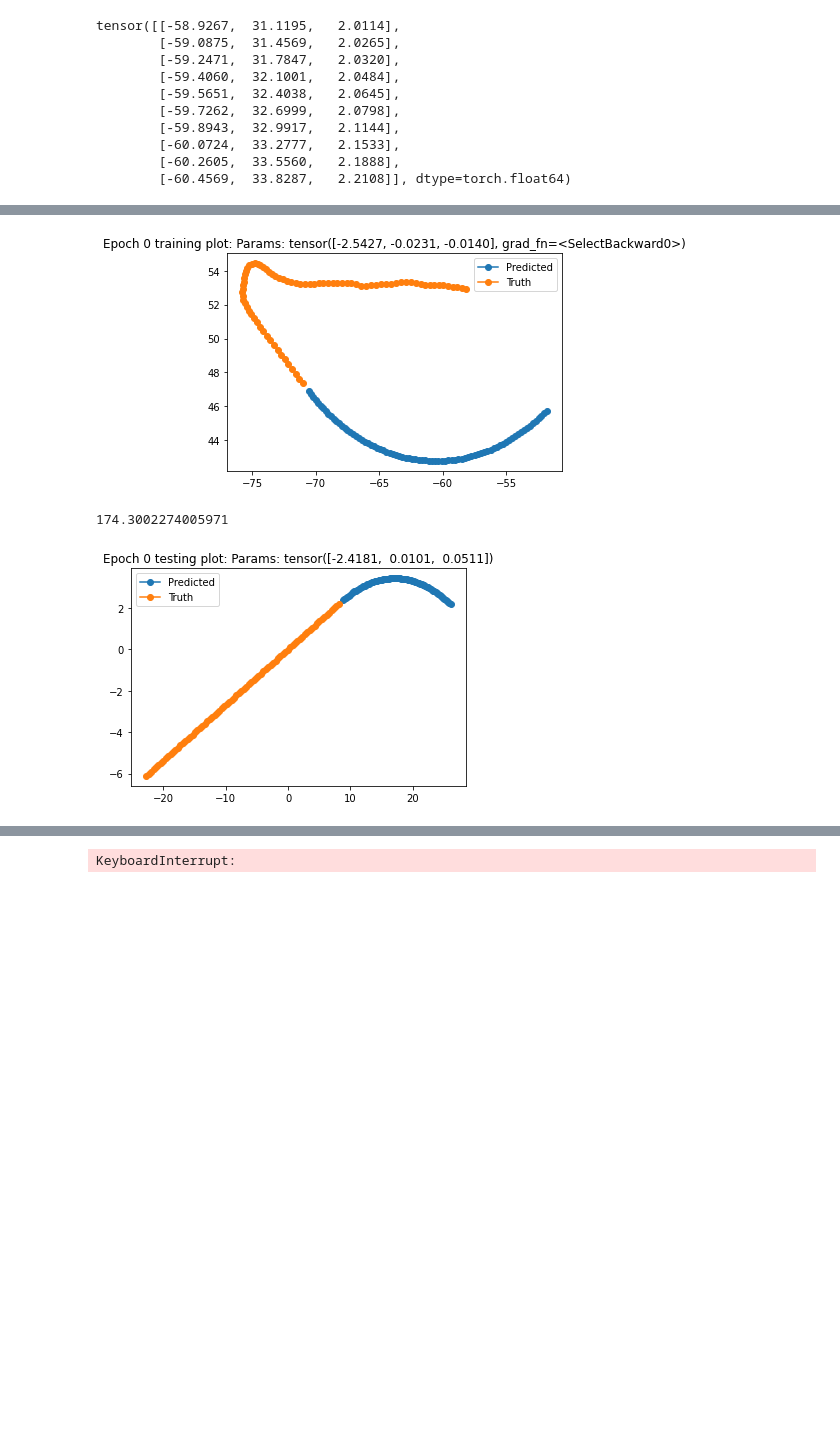
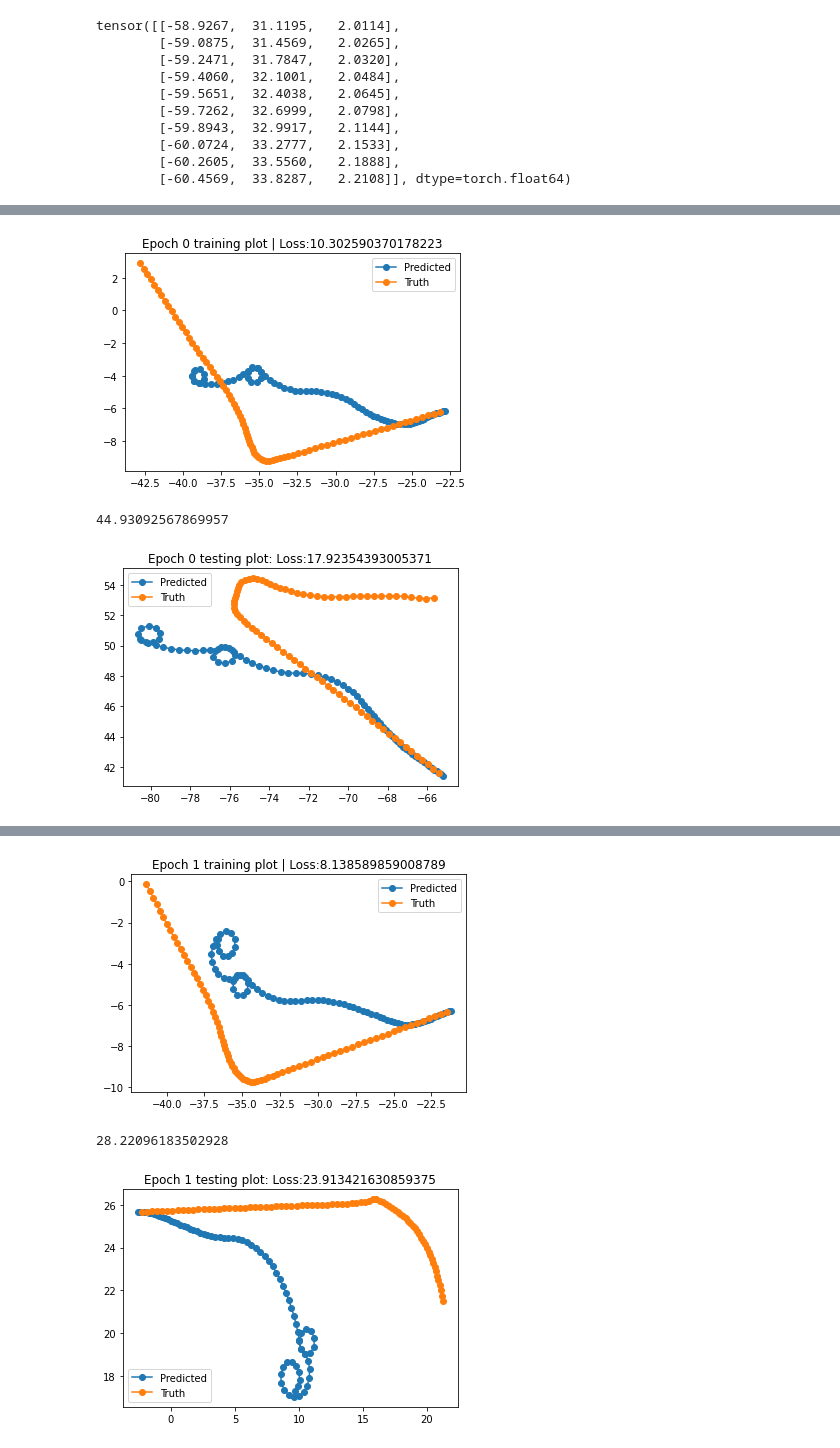
Before and after one commit to nandantumu/VehicleMotionPrediction, a Jupyter notebook: src/approaches/stepped_bicycle.ipynb, the cells around one changed output, grey strips where cells are left out. Drawn from its saved outputs; the diff is of its cells as text; code cells hidden in the pictures; blank space fills up the shorter version.

```diff
--- a/src/approaches/stepped_bicycle.ipynb
+++ b/src/approaches/stepped_bicycle.ipynb
@@ -89,4 +146,4 @@ class LSTMPredictor(nn.Module):
         return output
 # %%
 net = LSTMPredictor()
-net.load_state_dict(torch.load("best_simple_bicycle.pt"))
+#net.load_state_dict(torch.load("best_stepped_bicycle.pt"))
@@ -107,7 +162,7 @@ tensor([[-58.9267,  31.1195,   2.0114],
         [-60.4569,  33.8287,   2.2108]], dtype=torch.float64)
 # %%
 inp = torch.tensor(train_frame.iloc[0]['input'], dtype=torch.float32)
-outp = net(torch.tensor(train_frame.iloc[0]['input'], dtype=torch.float32))
+outp = net(inp)
 target = torch.tensor(train_frame.iloc[0]['target'], dtype=torch.float32)
 outp.shape
 # %% [output]
@@ -175,14 +202,18 @@ torch.autograd.set_detect_anomaly(True)
 net = LSTMPredictor()
 net.to(DEVICE)
 loss_func = nn.MSELoss()
-optimizer = torch.optim.Adam(net.parameters(), lr=1e-2)
+optimizer = torch.optim.Adam(net.parameters(), lr=1e-3)
 train_losses = list()
 test_losses = list()
+BATCH_SIZE = 32
 
 for epoch in range(100):
     cum_train_loss = 0.0
+    net.train()
+    i=0
     for input_data, target_data in tqdm(train_dataloader):
-        net.zero_grad()
+        if i%BATCH_SIZE == 0:
+            net.zero_grad()
         input_data = input_data.squeeze().to(DEVICE)
         outp = net(input_data)
         outp = outp.squeeze()
@@ -192,39 +223,45 @@ for epoch in range(100):
         outp_trace = bicycle_model_eval(outp[-1], input_data[-1].detach().clone().to("cpu")).to(DEVICE)
         loss = custom_loss_func(outp_trace, target_data.squeeze().to(DEVICE), outp[-1])
         loss.backward()
-        optimizer.step()
+        if i%BATCH_SIZE == 0:
+            optimizer.step()
         cum_train_loss += loss.item()
-    plt.title(f"Epoch {epoch} training plot: Params: {outp[-1]}")
+    # Catch remainder gradients
+    optimizer.step()
+    net.zero_grad()
+
+    plt.title(f"Epoch {epoch} training plot | Loss:{loss.item()}")
     plt.plot(outp_trace[:,0].detach().cpu().numpy(), outp_trace[:,1].detach().cpu().numpy(), marker='o', label="Predicted")
     plt.plot(target_data[:,0].detach().cpu().numpy(), target_data[:,1].detach().cpu().numpy(), marker='o', label="Truth")
     plt.legend()
     plt.show()
     cum_train_loss /= len(train_dataset)
     train_losses.append(cum_train_loss)
     print(cum_train_loss)
     cum_test_loss = 0.0
+    net.eval()
     with torch.no_grad():
         for input_data, target_data in tqdm(test_dataloader):
             input_data = input_data.squeeze().to(DEVICE)
             outp = net(input_data)
             outp = outp.squeeze()
             outp = outp.to("cpu")
             target_data = target_data.squeeze()
             outp_trace = bicycle_model_eval(outp[-1], input_data[-1].detach().clone().to("cpu")).to(DEVICE)
             loss = custom_loss_func(outp_trace, target_data.squeeze().to(DEVICE), outp[-1])
             cum_test_loss += loss.item()
-        plt.title(f"Epoch {epoch} testing plot: Params: {outp[-1]}")
+        plt.title(f"Epoch {epoch} testing plot: Loss:{loss.item()}")
         plt.plot(outp_trace[:,0].detach().cpu().numpy(), outp_trace[:,1].detach().cpu().numpy(), marker='o', label="Predicted")
         plt.plot(target_data[:,0].detach().cpu().numpy(), target_data[:,1].detach().cpu().numpy(), marker='o', label="Truth")
         plt.legend()
         plt.show()
     cum_test_loss /= len(test_dataset)
     test_losses.append(cum_test_loss)
     if cum_test_loss <= min(test_losses):
-        torch.save(net.state_dict(), "best_simple_bicycle.pt")
+        torch.save(net.state_dict(), "best_stepped_bicycle.pt")
     print(cum_test_loss)
     print(f"Epoch {epoch} | Train Loss: {cum_train_loss} | Test Loss: {cum_test_loss}")
 # %% [output]
-[figure, old version]
+[figure, new version]
-174.3002274005971
+44.93092567869957
-[figure, old version]
+[figure, new version]
@@ -233 +270,3 @@ Epoch 0 | Train Loss: 174.3002274005971 | Test Loss: 195.7841792834007
+[figure, added]
-KeyboardInterrupt:
+28.22096183502928
+[figure, added]
```
Also changed, not shown: parts of 13 cells of this notebook, 8 other files.
